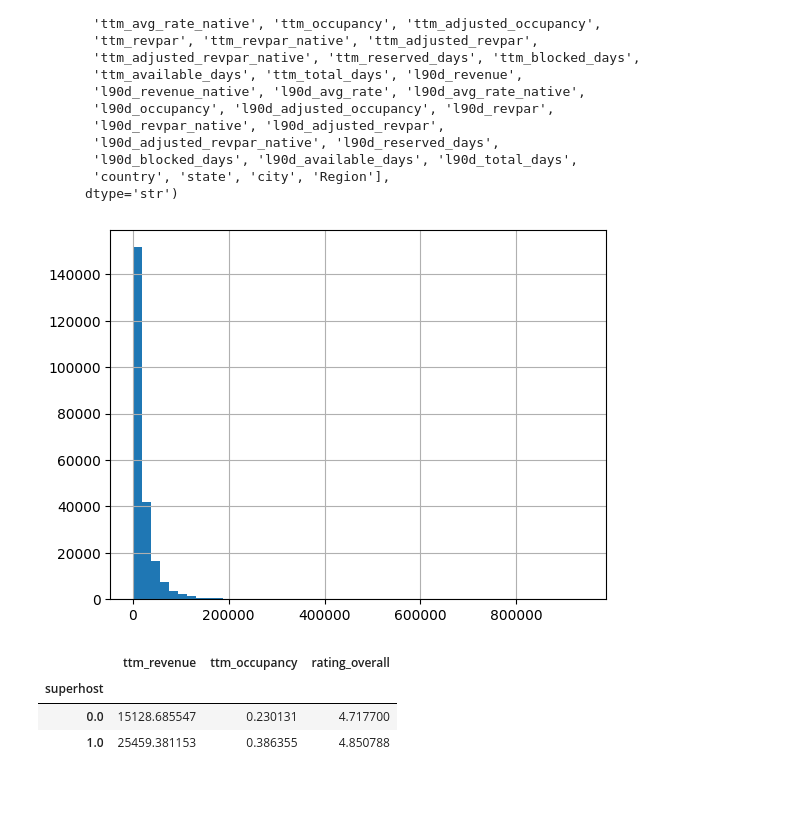
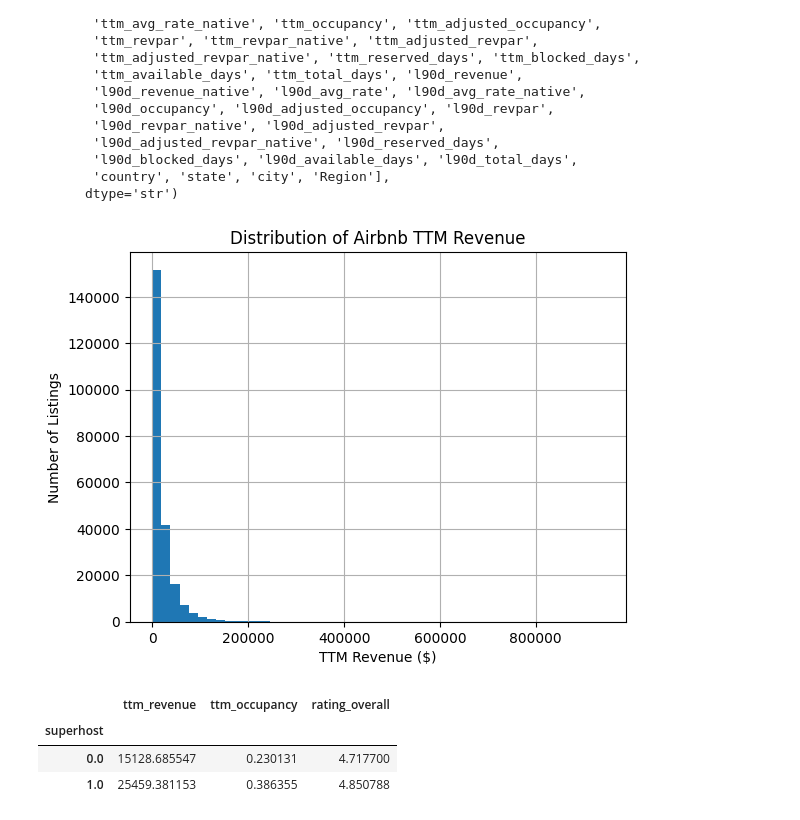
Before and after one commit to gabetedja/dsc148-project, a Jupyter notebook: analysis.ipynb, the cells around one changed output. Drawn from its saved outputs; the diff is of its cells as text; code cells hidden in the pictures; blank space fills up the shorter version.

Commit message:
Updated graphs

```diff
--- a/analysis.ipynb
+++ b/analysis.ipynb
@@ -119,9 +119,13 @@ import matplotlib.pyplot as plt
 import seaborn as sns
 # %%
 all_listings['ttm_revenue'].hist(bins=50)
+plt.title("Distribution of Airbnb TTM Revenue")
+plt.xlabel("TTM Revenue ($)")
+plt.ylabel("Number of Listings")
+plt.savefig("revenue_histogram.png", dpi=300, bbox_inches="tight")
 plt.show()
 # %% [output]
-[figure, old version]
+[figure, new version]
 # %%
 all_listings.groupby('superhost')[['ttm_revenue','ttm_occupancy','rating_overall']].mean()
 # %% [output]
```
Also changed, not shown: parts of 3 cells of this notebook, 4 other files.
